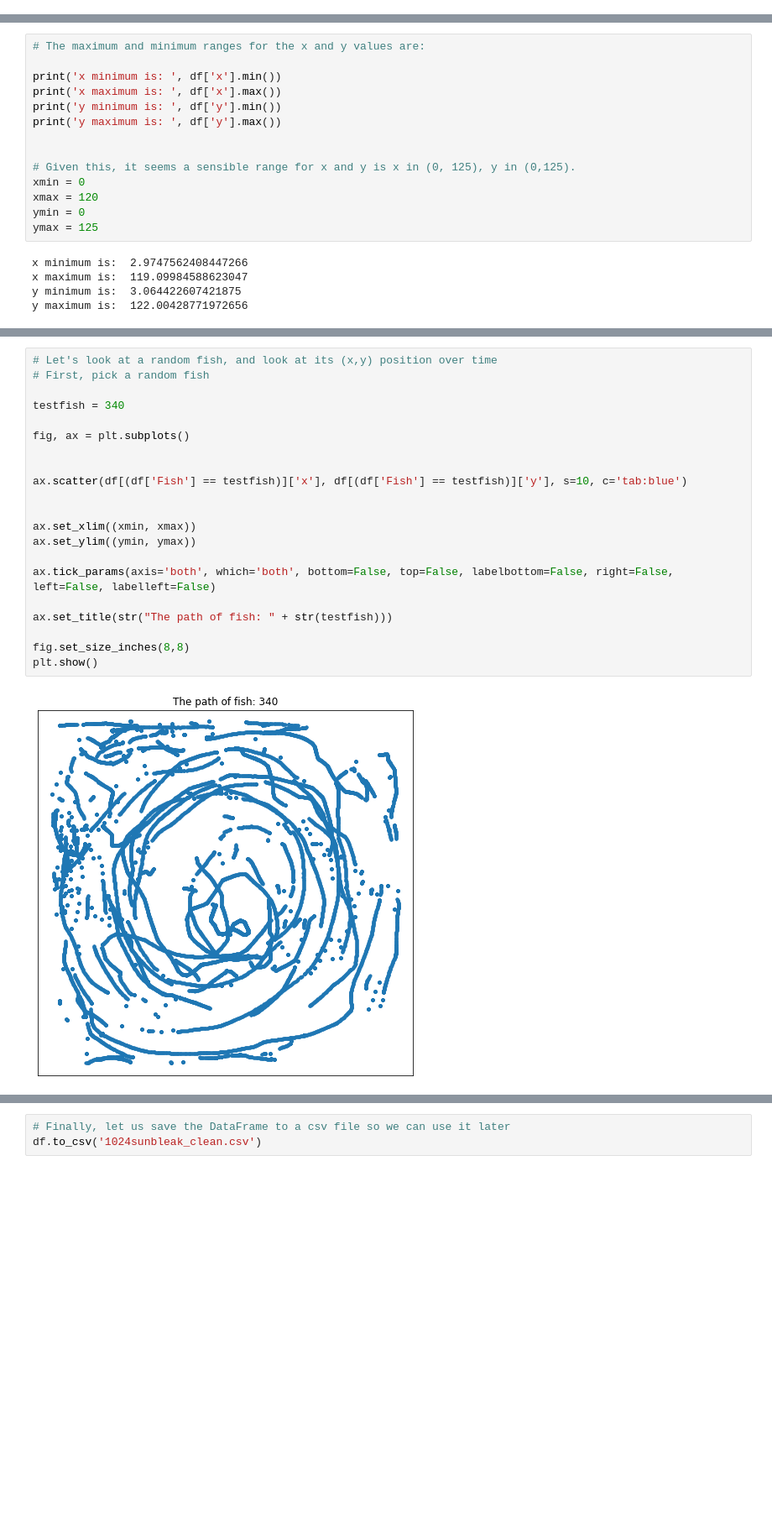
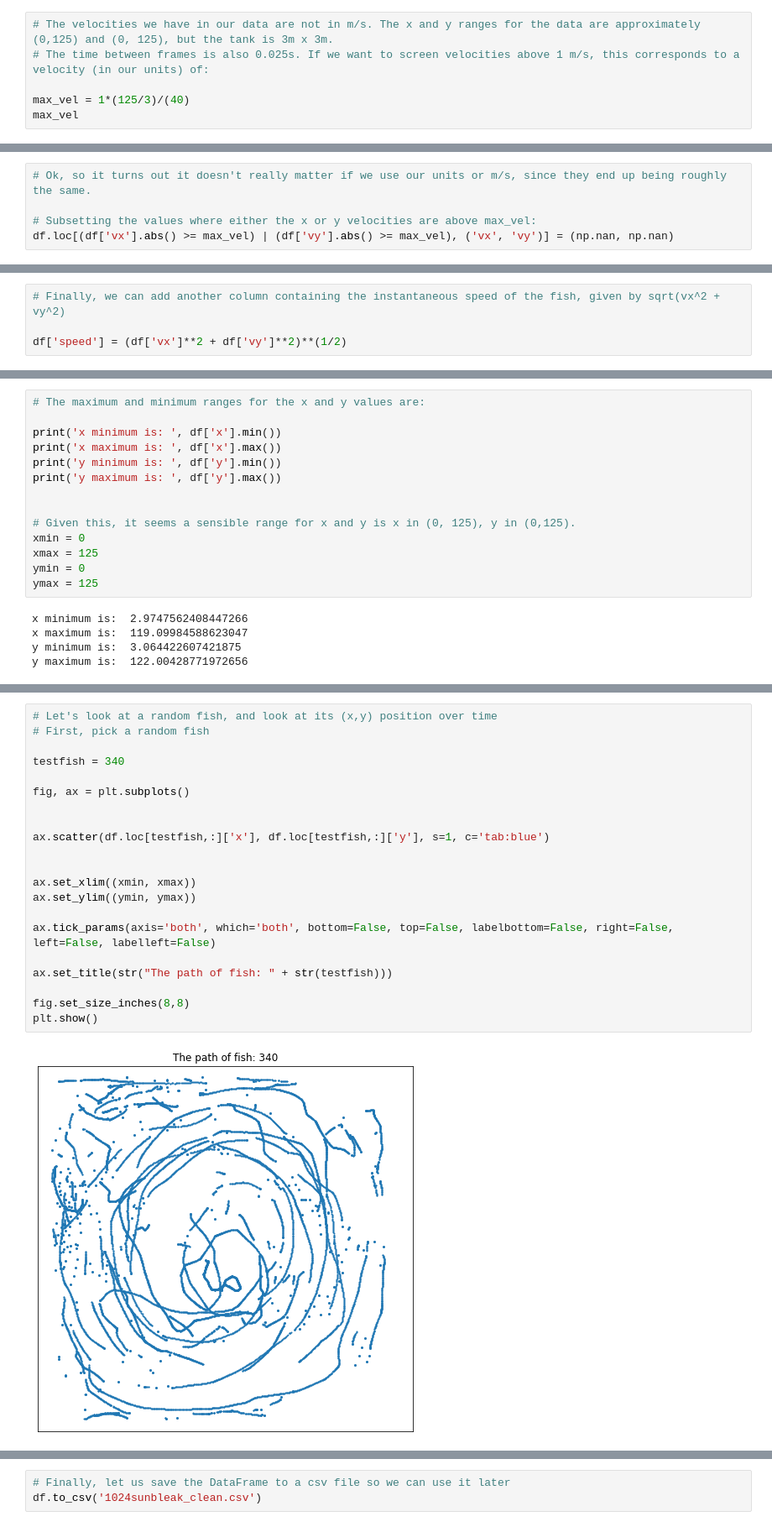
Before and after one commit to Mark-Bugden/Fish-Physics, a Jupyter notebook: Cleaning Data/1024 sunbleak/Cleaning 1024 sunbleak.ipynb, the cells around one changed output, grey strips where cells are left out. Shown: that part at 84% size. Cells and saved outputs as stored; diff of their text form; blank space fills up the shorter version.

Commit message:
Small improvements to file
Changed dataframe to multi-index, improved several areas, added a section extracting velocities and cleaning them, included speed distribution analysis at the end.

```diff
--- a/Cleaning Data/1024 sunbleak/Cleaning 1024 sunbleak.ipynb
+++ b/Cleaning Data/1024 sunbleak/Cleaning 1024 sunbleak.ipynb
@@ -151,0 +195,6 @@ dtype: float64
+# %%
+# The velocities we have in our data are not in m/s. The x and y ranges for the data are approximately (0,125) and (0, 125), but the tank is 3m x 3m.
+# The time between frames is also 0.025s. If we want to screen velocities above 1 m/s, this corresponds to a velocity (in our units) of:
+
+max_vel = 1*(125/3)/(40)
+max_vel
@@ -151,0 +203,5 @@ dtype: float64
+# %%
+# Ok, so it turns out it doesn't really matter if we use our units or m/s, since they end up being roughly the same.
+
+# Subsetting the values where either the x or y velocities are above max_vel:
+df.loc[(df['vx'].abs() >= max_vel) | (df['vy'].abs() >= max_vel), ('vx', 'vy')] = (np.nan, np.nan)
@@ -151,0 +222,4 @@ dtype: float64
+# %%
+# Finally, we can add another column containing the instantaneous speed of the fish, given by sqrt(vx^2 + vy^2)
+
+df['speed'] = (df['vx']**2 + df['vy']**2)**(1/2)
@@ -160,7 +248,7 @@ print('y maximum is: ', df['y'].max())
 
 # Given this, it seems a sensible range for x and y is x in (0, 125), y in (0,125).
 xmin = 0
-xmax = 120
+xmax = 125
 ymin = 0
 ymax = 125
 # %% [output]
@@ -171,26 +278,26 @@ y maximum is:  122.00428771972656
 # %%
 # Let's look at a random fish, and look at its (x,y) position over time
 # First, pick a random fish
 
 testfish = 340
 
 fig, ax = plt.subplots()
 
 
-ax.scatter(df[(df['Fish'] == testfish)]['x'], df[(df['Fish'] == testfish)]['y'], s=10, c='tab:blue')
+ax.scatter(df.loc[testfish,:]['x'], df.loc[testfish,:]['y'], s=1, c='tab:blue')
 
 
 ax.set_xlim((xmin, xmax))
 ax.set_ylim((ymin, ymax))
 
 ax.tick_params(axis='both', which='both', bottom=False, top=False, labelbottom=False, right=False, left=False, labelleft=False)
 
 ax.set_title(str("The path of fish: " + str(testfish)))
 
 fig.set_size_inches(8,8)
 plt.show()
 # %% [output]
-[figure, old version]
+[figure, new version]
 # %%
 # Alternatively, we can look at all the fish at a given frame
 # First, pick a random frame
```
Also changed, not shown: parts of 24 cells of this notebook.
